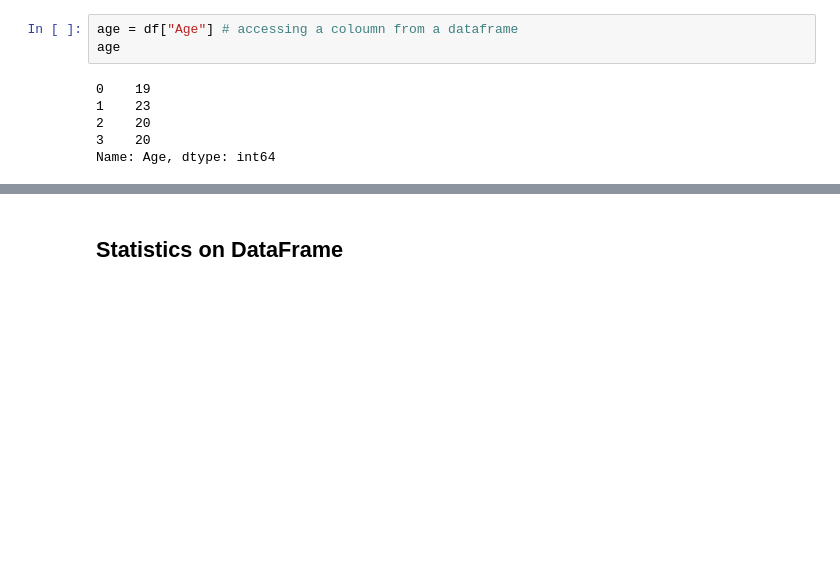
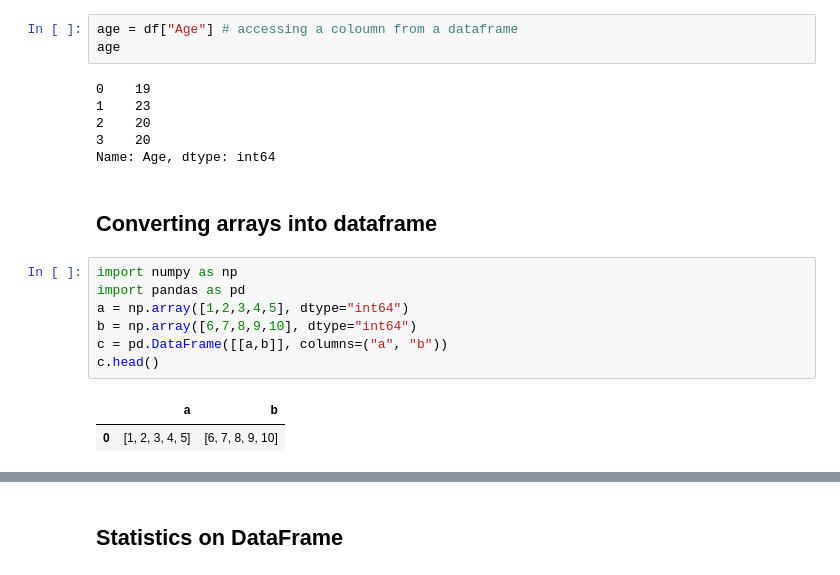
Before and after one commit to mahsanshoaib1/python-a-complete-guide, a Jupyter notebook: panda_fundamentatls.ipynb, the cells around one changed output, grey strips where cells are left out. Cells and saved outputs as stored; diff of their text form; blank space fills up the shorter version.

```diff
--- a/panda_fundamentatls.ipynb
+++ b/panda_fundamentatls.ipynb
@@ -45,3 +45,15 @@ age
 2    20
 3    20
 Name: Age, dtype: int64
+# %% [markdown]
+## Converting arrays into dataframe
+# %%
+import numpy as np
+import pandas as pd
+a = np.array([1,2,3,4,5], dtype="int64")
+b = np.array([6,7,8,9,10], dtype="int64")
+c = pd.DataFrame([[a,b]], columns=("a", "b"))
+c.head()
+# %% [output]
+|  | a | b |
+| 0 | [1, 2, 3, 4, 5] | [6, 7, 8, 9, 10] |
```
Also changed, not shown: parts of 1 cell of this notebook.
